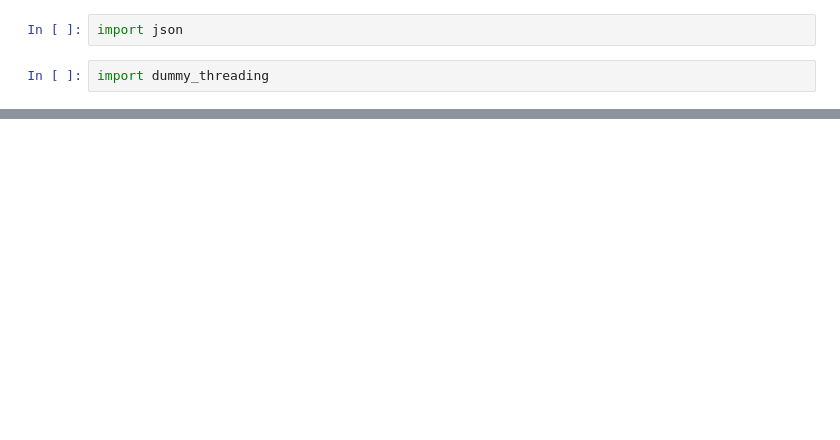
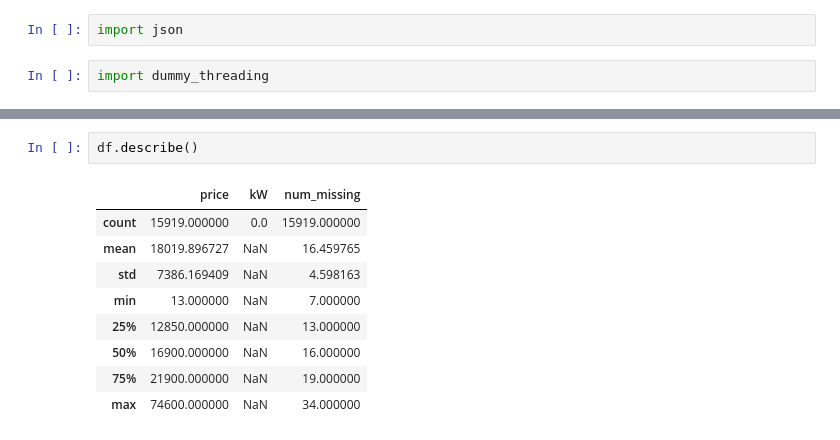
Before and after one commit to nadireus/AUTOSCOUT-P, a Jupyter notebook: AutoScout_Data_Analysis_Project.ipynb, the cells around one changed output, grey strips where cells are left out. Cells and saved outputs as stored; diff of their text form; blank space fills up the shorter version.

```diff
--- a/AutoScout_Data_Analysis_Project.ipynb
+++ b/AutoScout_Data_Analysis_Project.ipynb
@@ -16,0 +62,12 @@ df=pd.read_json("scout_car.json", lines=True)
+# %%
+df.describe()
+# %% [output]
+|  | price | kW | num_missing |
+| count | 15919.000000 | 0.0 | 15919.000000 |
+| mean | 18019.896727 | NaN | 16.459765 |
+| std | 7386.169409 | NaN | 4.598163 |
+| min | 13.000000 | NaN | 7.000000 |
+| 25% | 12850.000000 | NaN | 13.000000 |
+| 50% | 16900.000000 | NaN | 16.000000 |
+| 75% | 21900.000000 | NaN | 19.000000 |
+| max | 74600.000000 | NaN | 34.000000 |
```
Also changed, not shown: parts of 19 cells of this notebook.
